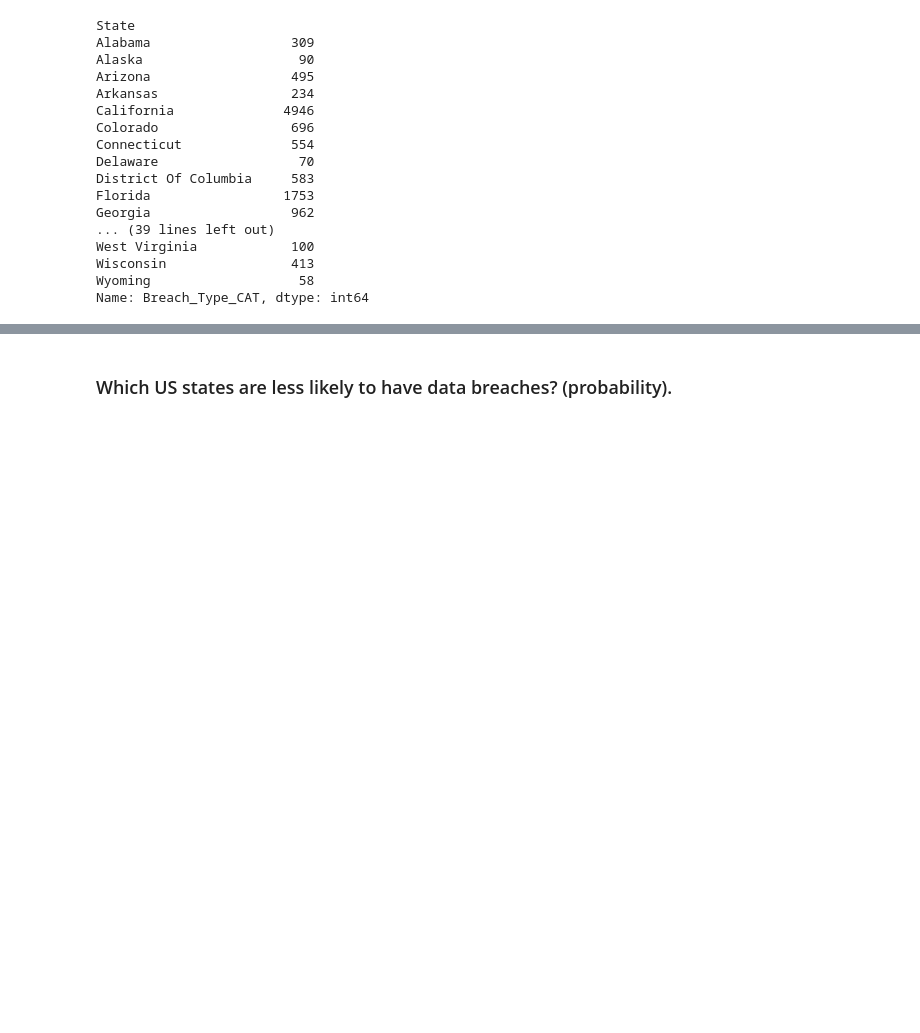
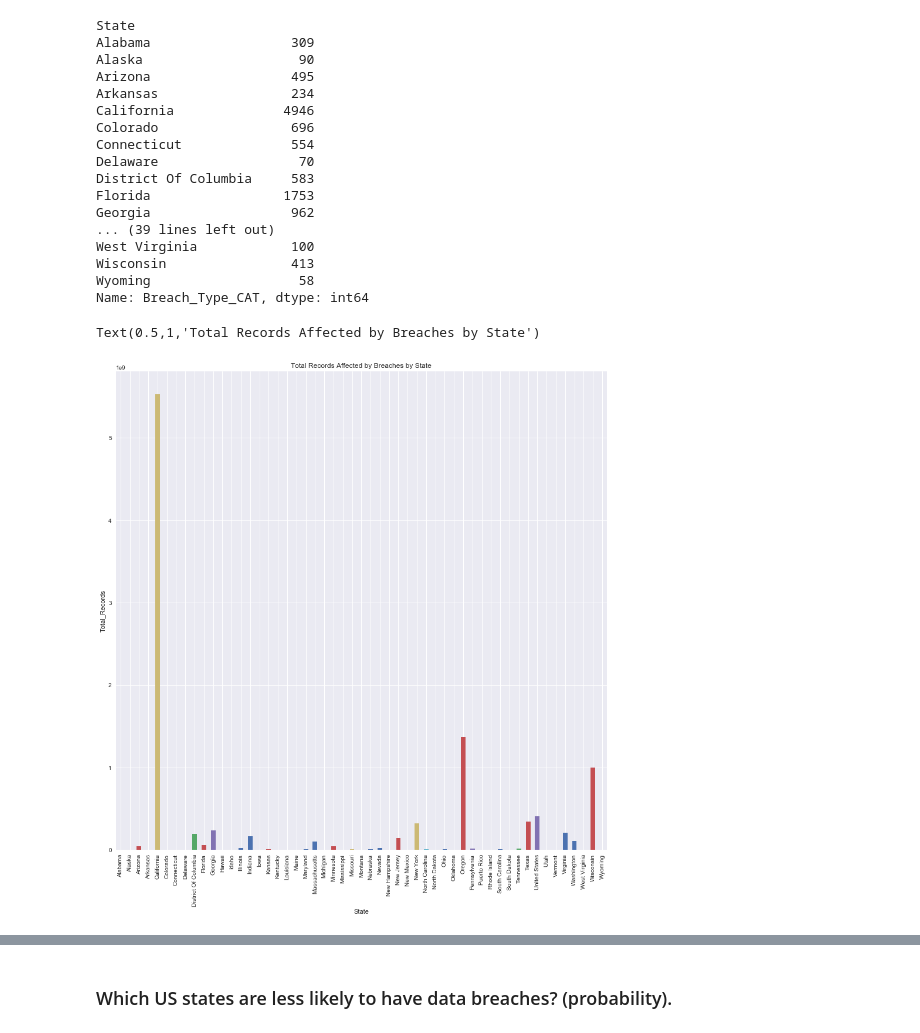
Before and after one commit to dmrod01/Capstone, a Jupyter notebook: Business Questions and Support .ipynb, the cells around one changed output, grey strips where cells are left out. Saved outputs shown, nothing was run; the diff lists cells and outputs as text; code cells hidden in the pictures; blank space fills up the shorter version.

```diff
--- a/Business Questions and Support .ipynb
+++ b/Business Questions and Support .ipynb
@@ -282,6 +283,17 @@ Name: Breach_Type_CAT, dtype: int64
 # %%
 # Obtain counts to get breach count by State
 st_count = df.groupby('State').Total_Recs.sum()
+# %%
+bins = 53
+#plt.figure
+plt.figure(bins, figsize=(15,15))
+st_count.plot(kind='bar', stacked=True)
+plt.xlabel('State')
+plt.ylabel('Total_Records')
+plt.title("Total Records Affected by Breaches by State")
+# %% [output]
+Text(0.5,1,'Total Records Affected by Breaches by State')
+[figure, added]
 # %%
 # how many breaches were in each breach type category by state
 breachtype_count = df.groupby('State').Breach_Type.count()
```
Also changed, not shown: parts of 30 cells of this notebook.
